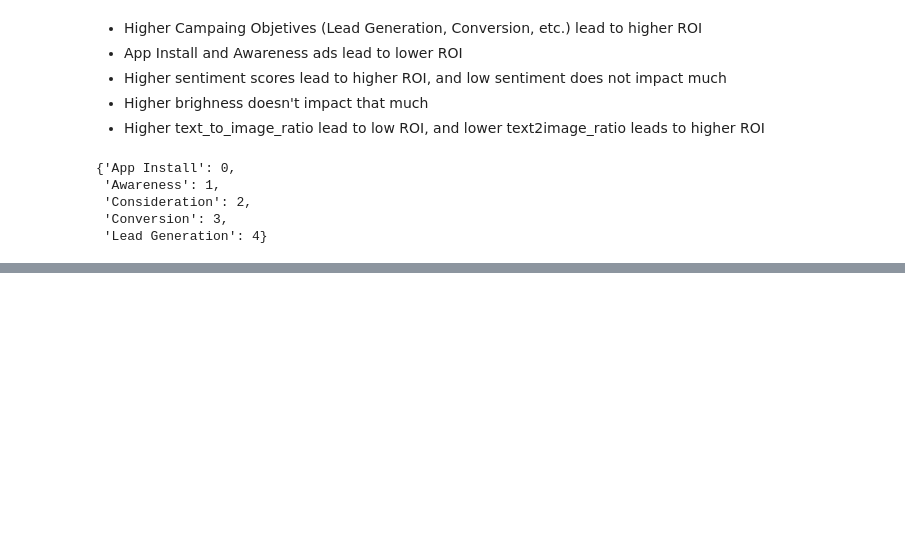
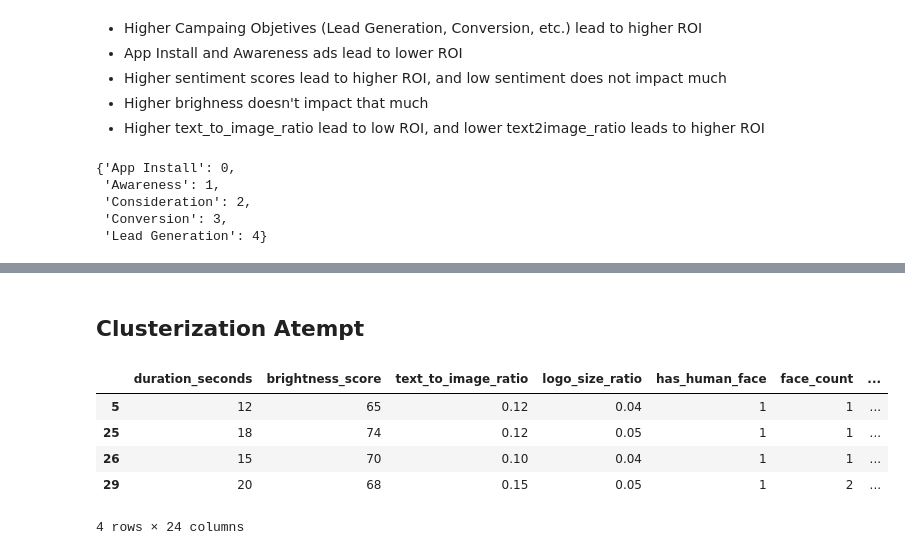
Before and after one commit to jonasgabriel18/millai-take-home-challenge, a Jupyter notebook: models.ipynb, the cells around one changed output, grey strips where cells are left out. Saved outputs shown, nothing was run; the diff lists cells and outputs as text; code cells hidden in the pictures; blank space fills up the shorter version.

```diff
--- a/models.ipynb
+++ b/models.ipynb
@@ -184,0 +207,2 @@ mapping
+# %% [markdown]
+## Clusterization Atempt
@@ -184,0 +221,9 @@ mapping
+# %%
+df.loc[df['cluster'] == 2]
+# %% [output]
+|  | duration_seconds | brightness_score | text_to_image_ratio | logo_size_ratio | has_human_face | face_count | ... |
+| 5 | 12 | 65 | 0.12 | 0.04 | 1 | 1 | ... |
+| 25 | 18 | 74 | 0.12 | 0.05 | 1 | 1 | ... |
+| 26 | 15 | 70 | 0.10 | 0.04 | 1 | 1 | ... |
+| 29 | 20 | 68 | 0.15 | 0.05 | 1 | 2 | ... |
+4 rows × 24 columns
```
Also changed, not shown: parts of 9 cells of this notebook, 3 other files.
